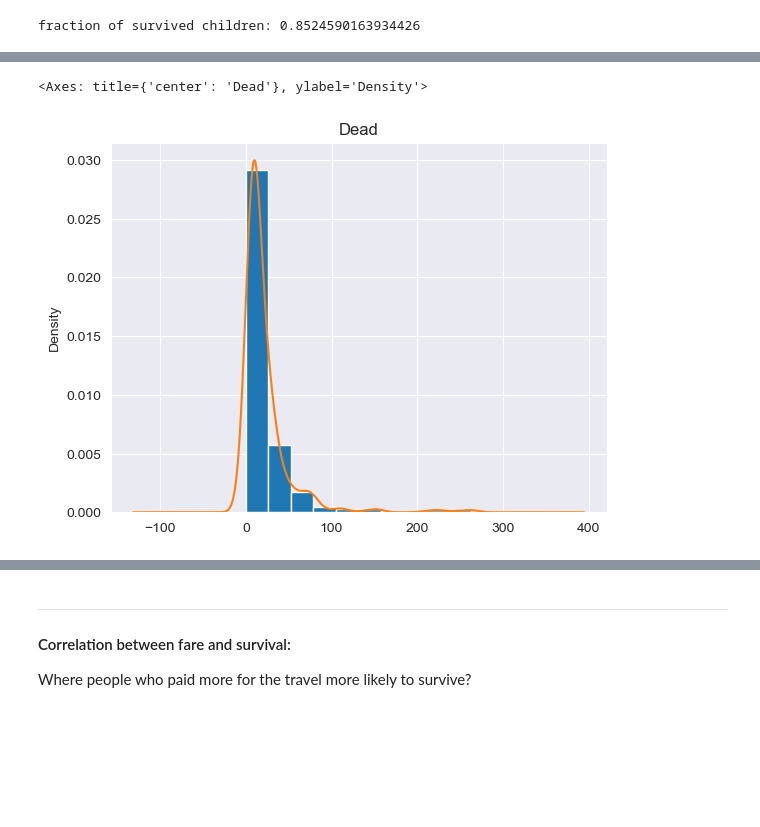
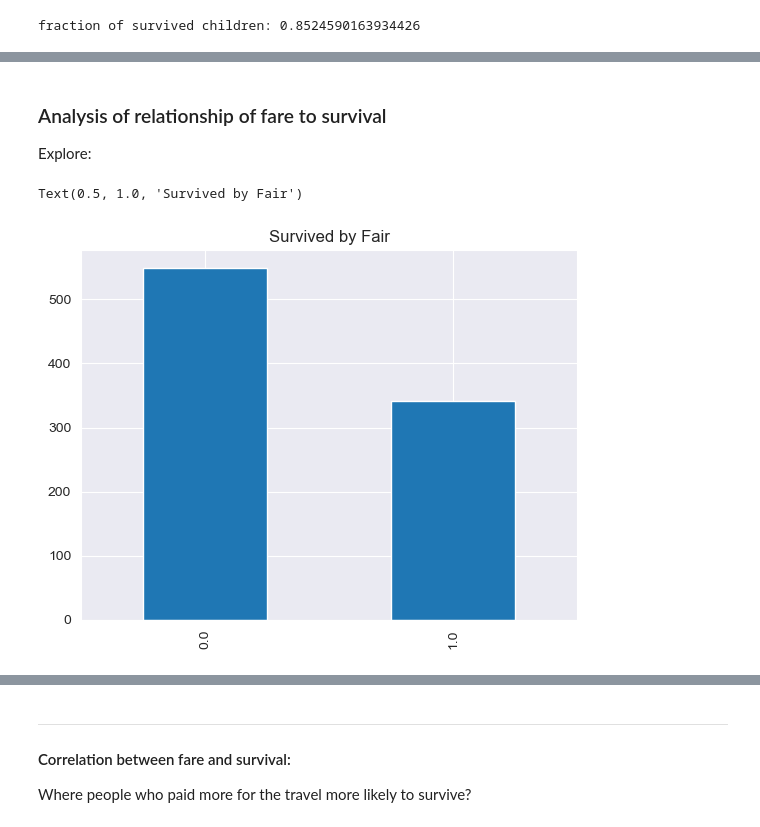
Before and after one commit to pascalbartschi/DataScience-Portfolio, a Jupyter notebook: 01-Exploratory-Data-Analysis/EDA_titanic.ipynb, the cells around one changed output, grey strips where cells are left out. Saved outputs shown, nothing was run; the diff lists cells and outputs as text; code cells hidden in the pictures; blank space fills up the shorter version.

```diff
--- a/01-Exploratory-Data-Analysis/EDA_titanic.ipynb
+++ b/01-Exploratory-Data-Analysis/EDA_titanic.ipynb
@@ -243,7 +228,11 @@ survivors['Fare'].plot.kde()
-# %%
-dead['Fare'].hist(density = True)
-plt.title('Dead')
-dead['Fare'].plot.kde()
-# %% [output]
-<Axes: title={'center': 'Dead'}, ylabel='Density'>
-[figure, removed]
+# %% [markdown]
+### Analysis of relationship of fare to survival
+
+Explore:
+# %%
+class_surv = df_combined['Survived'].value_counts()
+class_surv.plot(kind = 'bar')
+plt.title("Survived by Fair")
+# %% [output]
+Text(0.5, 1.0, 'Survived by Fair')
+[figure, added]
```
Also changed, not shown: parts of 18 cells of this notebook.
